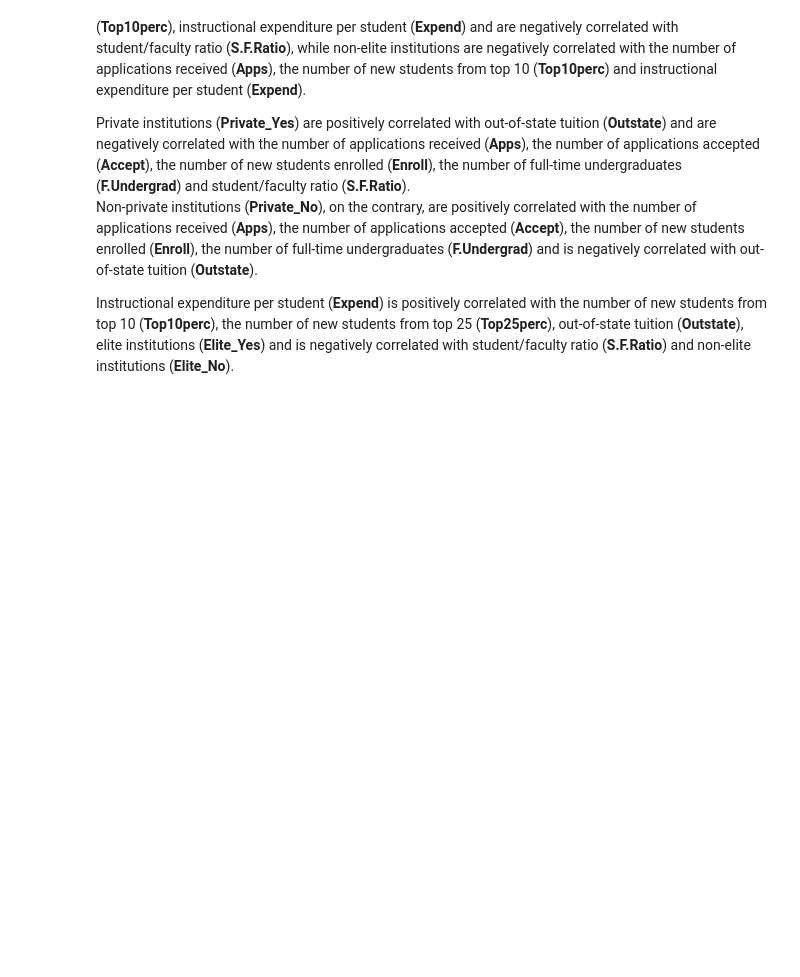
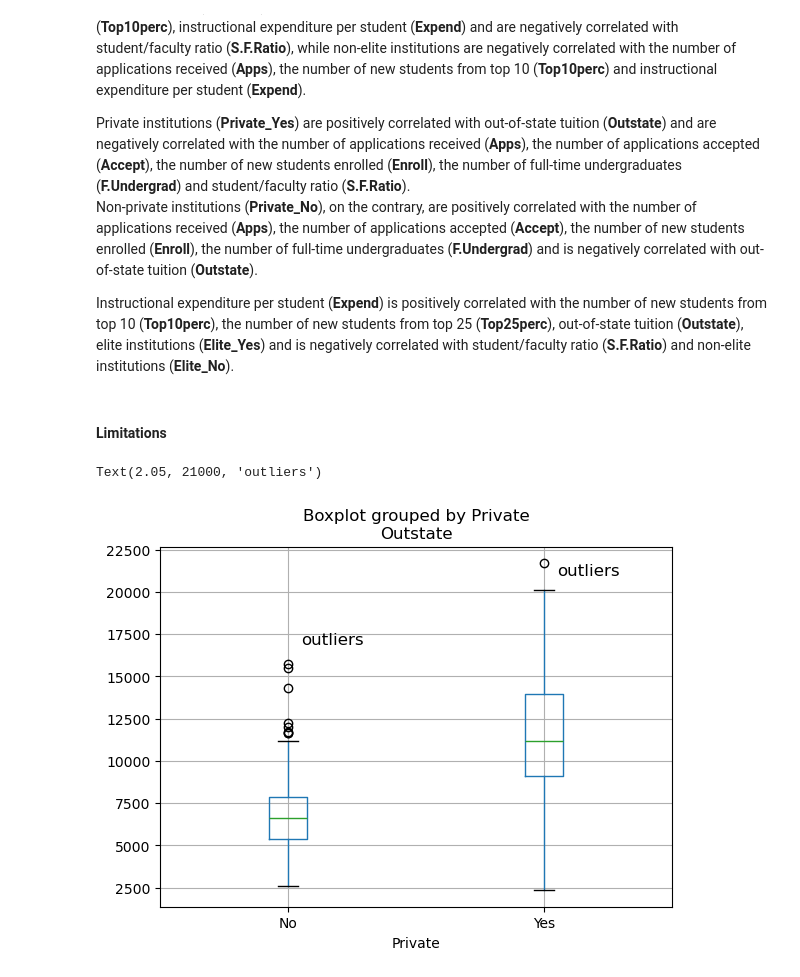
Before and after one commit to KatjaParak/Databehandling-Katsiaryna-Parakhnevich, a Jupyter notebook: Labs/Lab1.ipynb, the cells around one changed output. Saved outputs shown, nothing was run; the diff lists cells and outputs as text; code cells hidden in the pictures; blank space fills up the shorter version.

```diff
--- a/Labs/Lab1.ipynb
+++ b/Labs/Lab1.ipynb
@@ -147,3 +147,12 @@ Elite institutions (**Elite_Yes**) are positively correlated with the number of
 Private institutions (**Private_Yes**) are positively correlated with out-of-state tuition (**Outstate**) and are negatively correlated with the number of applications received (**Apps**), the number of applications accepted (**Accept**), the number of new students enrolled (**Enroll**), the number of full-time undergraduates (**F.Undergrad**) and student/faculty ratio (**S.F.Ratio**).<br> Non-private institutions (**Private_No**), on the contrary, are positively correlated with the number of applications received (**Apps**), the number of applications accepted (**Accept**), the number of new students enrolled (**Enroll**), the number of full-time undergraduates (**F.Undergrad**) and is negatively correlated with out-of-state tuition (**Outstate**).<br>
 
 Instructional expenditure per student (**Expend**) is positively correlated with the number of new students from top 10 (**Top10perc**), the number of new students from top 25 (**Top25perc**), out-of-state tuition (**Outstate**), elite institutions (**Elite_Yes**) and is negatively correlated with student/faculty ratio (**S.F.Ratio**) and non-elite institutions (**Elite_No**).<br>
+# %% [markdown]
+#### Limitations
+# %%
+college.boxplot(column='Outstate', by='Private')
+plt.text(x=1.05,y=16900, s='outliers',fontsize=12,color='black')
+plt.text(x=2.05,y=21000, s='outliers',fontsize=12,color='black')
+# %% [output]
+Text(2.05, 21000, 'outliers')
+[figure, added]
```
Also changed, not shown: parts of 1 cell of this notebook.
